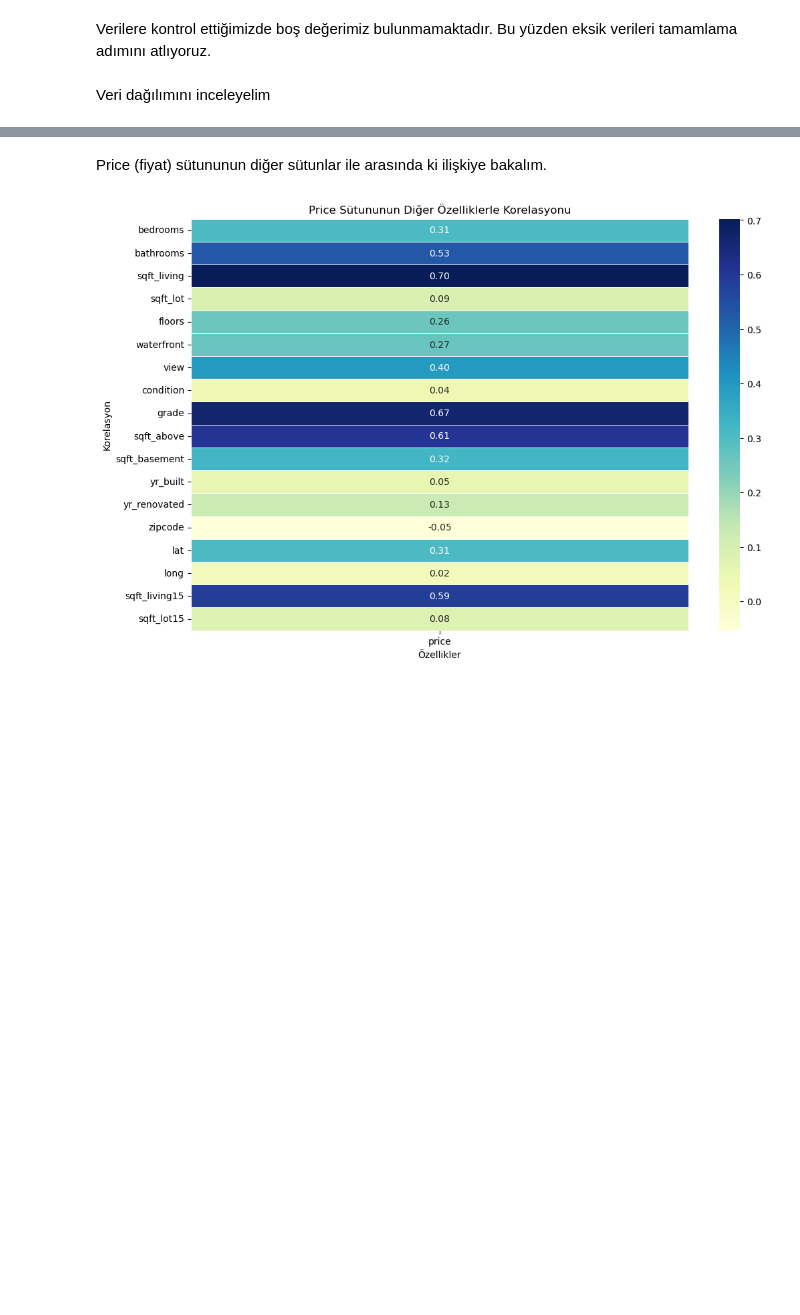
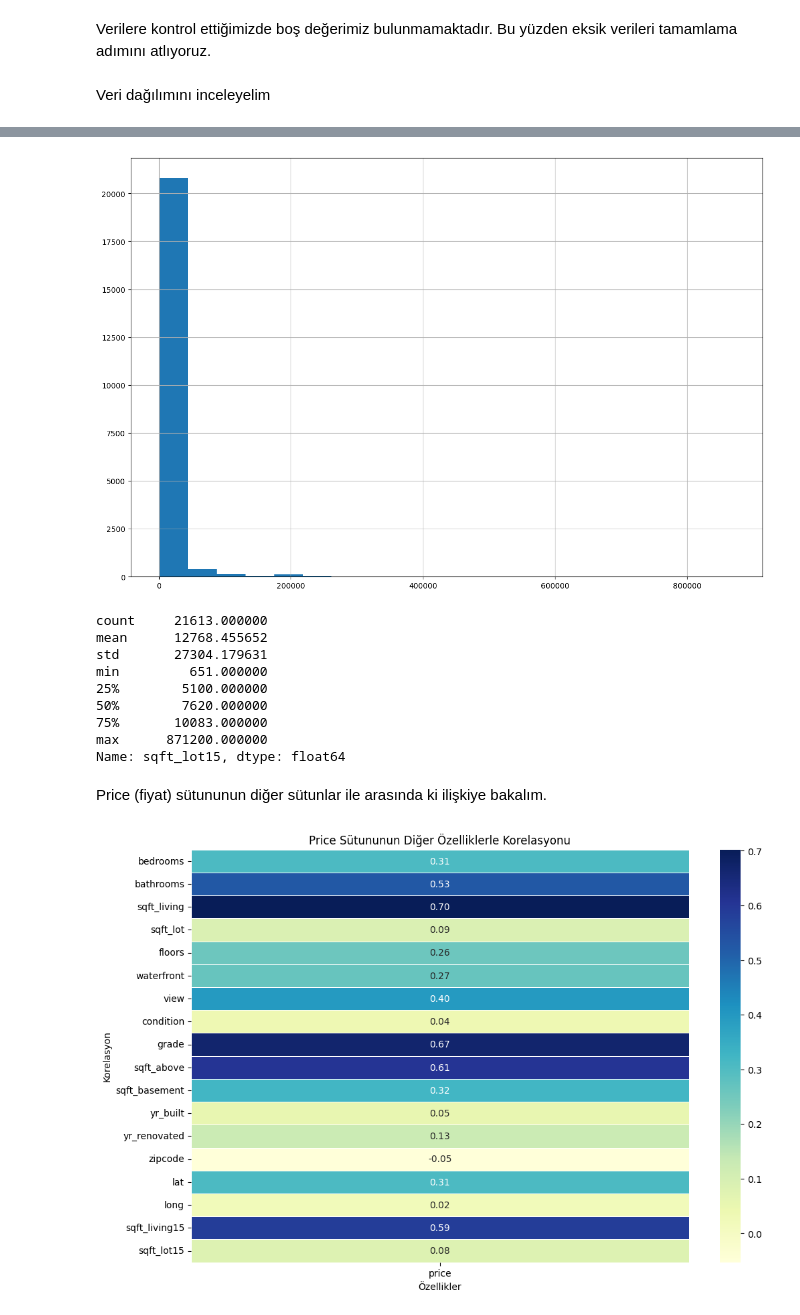
Before and after one commit to ismailcankaratas/Boston-Housing-ML, a Jupyter notebook: app.ipynb, the cells around one changed output, grey strips where cells are left out. Saved outputs shown, nothing was run; the diff lists cells and outputs as text; code cells hidden in the pictures; blank space fills up the shorter version.

```diff
--- a/app.ipynb
+++ b/app.ipynb
@@ -98,6 +89,21 @@ data.hist(bins=20, figsize=(15, 10))
 plt.show()
 # %% [output]
 [figure]
+# %%
+data["sqft_lot15"].hist(bins=20, figsize=(15, 10))
+plt.show()
+data["sqft_lot15"].describe()
+# %% [output]
+[figure, added]
+count     21613.000000
+mean      12768.455652
+std       27304.179631
+min         651.000000
+25%        5100.000000
+50%        7620.000000
+75%       10083.000000
+max      871200.000000
+Name: sqft_lot15, dtype: float64
 # %% [markdown]
 Price (fiyat) sütununun diğer sütunlar ile arasında ki ilişkiye bakalım.
 # %%
```
Also changed, not shown: parts of 25 cells of this notebook, 1 other file.
